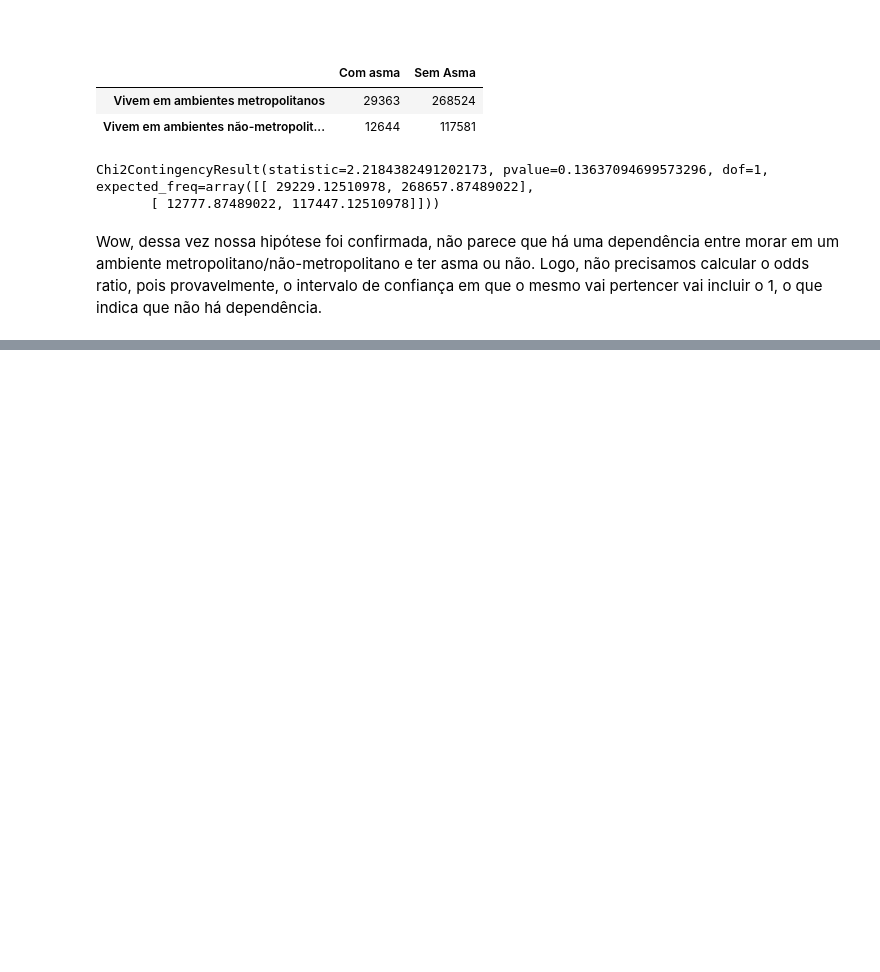
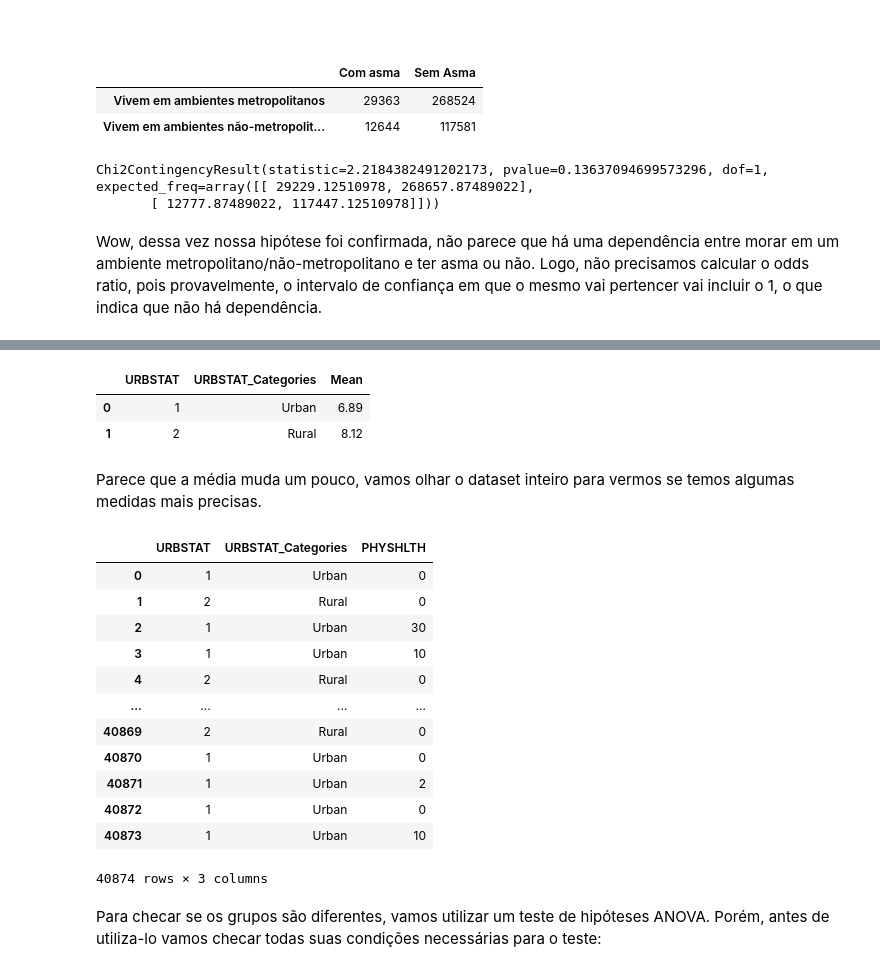
Before and after one commit to phbonamin/BRFSS-Social-Survey-2021-Analysis, a Jupyter notebook: Project/Part3/1_0Urban_rural.ipynb, the cells around one changed output, grey strips where cells are left out. Saved outputs shown, nothing was run; the diff lists cells and outputs as text; code cells hidden in the pictures; blank space fills up the shorter version.

Commit message:
Started anova test

```diff
--- a/Project/Part3/1_0Urban_rural.ipynb
+++ b/Project/Part3/1_0Urban_rural.ipynb
@@ -145,0 +222,62 @@ Wow, dessa vez nossa hipótese foi confirmada, não parece que há uma dependên
+# %%
+
+df_Phy_Urb = pd.read_sql("""
+SELECT
+URBSTAT,
+CASE
+	WHEN URBSTAT = 1  THEN 'Urban'
+	WHEN URBSTAT = 2  THEN 'Rural'
+	ELSE NULL END AS  URBSTAT_Categories,
+ROUND(AVG(CAST(PHYSHLTH AS FLOAT)),2) AS Mean
+FROM UrbanStatus
+INNER JOIN HealthStatus
+ON UrbanStatus.ID = HealthStatus.ID
+INNER JOIN AsthmaStatus
+ON AsthmaStatus.ID = UrbanStatus.ID
+WHERE URBSTAT IS NOT NULL
+AND CASTHM1 = 2
+AND PHYSHLTH IS NOT NULL
+GROUP BY URBSTAT
+ORDER BY URBSTAT""", conexao)
+df_Phy_Urb
+# %% [output]
+|  | URBSTAT | URBSTAT_Categories | Mean |
+| 0 | 1 | Urban | 6.89 |
+| 1 | 2 | Rural | 8.12 |
+# %% [markdown]
+Parece que a média muda um pouco, vamos olhar o dataset inteiro para vermos se temos algumas medidas mais precisas.
+# %%
+df_Phy_Urb = pd.read_sql("""
+SELECT
+URBSTAT,
+CASE
+	WHEN URBSTAT = 1  THEN 'Urban'
+	WHEN URBSTAT = 2  THEN 'Rural'
+	ELSE NULL END AS  URBSTAT_Categories,
+PHYSHLTH
+FROM UrbanStatus
+INNER JOIN HealthStatus
+ON UrbanStatus.ID = HealthStatus.ID
+INNER JOIN AsthmaStatus
+ON AsthmaStatus.ID = UrbanStatus.ID
+WHERE URBSTAT IS NOT NULL
+AND CASTHM1  = 2
+AND PHYSHLTH IS NOT NULL
+""", conexao)
+df_Phy_Urb
+# %% [output]
+|  | URBSTAT | URBSTAT_Categories | PHYSHLTH |
+| 0 | 1 | Urban | 0 |
+| 1 | 2 | Rural | 0 |
+| 2 | 1 | Urban | 30 |
+| 3 | 1 | Urban | 10 |
+| 4 | 2 | Rural | 0 |
+| ... | ... | ... | ... |
+| 40869 | 2 | Rural | 0 |
+| 40870 | 1 | Urban | 0 |
+| 40871 | 1 | Urban | 2 |
+| 40872 | 1 | Urban | 0 |
+| 40873 | 1 | Urban | 10 |
+40874 rows × 3 columns
+# %% [markdown]
+Para checar se os grupos são diferentes, vamos utilizar um teste de hipóteses ANOVA. Porém, antes de utiliza-lo vamos checar todas suas condições necessárias para o teste:
```
Also changed, not shown: parts of 26 cells of this notebook.
